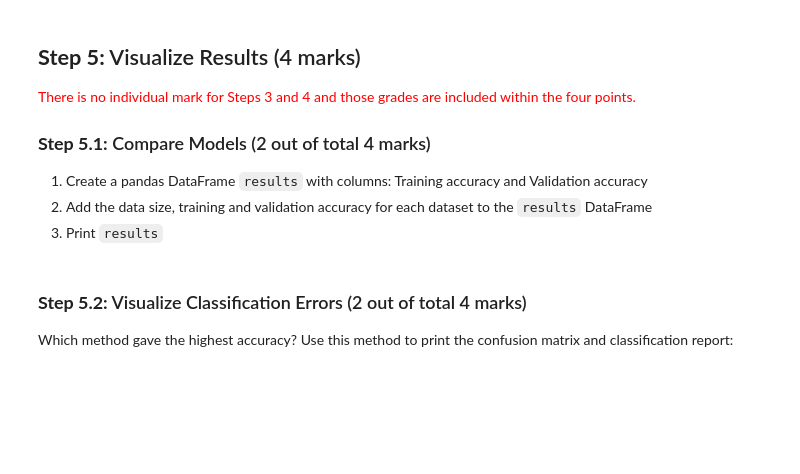
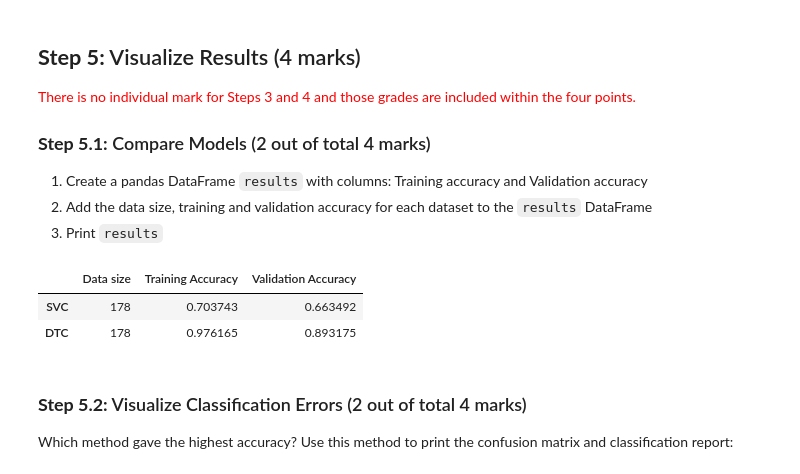
Before and after one commit to yhsben88/ENSF444Assignments, a Jupyter notebook: assignment03/ENSF444_Assignment3.ipynb, the cells around one changed output. Cells and saved outputs as stored; diff of their text form; code cells hidden in the pictures; blank space fills up the shorter version.

Commit message:
feat: <Classification - step 5.1 Visualize Results: Compare Models> Create dataframe of results of dataSize, train & test accuracy.

```diff
--- a/assignment03/ENSF444_Assignment3.ipynb
+++ b/assignment03/ENSF444_Assignment3.ipynb
@@ -359,3 +363,32 @@ There is no individual mark for Steps 3 and 4 and those grades are included with
+# %%
+# Split the data into training and testing sets
+random_state_seed = 0
+X_train, X_test, y_train, y_test = train_test_split(X, y, test_size = 0.2, random_state = random_state_seed)
+# %%
+# Instantiate a set of models
+models = []
+SVC_model = SVC()
+DTC_model = DecisionTreeClassifier(max_depth = 3)
+for model in [SVC_model, DTC_model]:
+    models.append(model)
+# %%
+# Train and cross validate the models
+scoring_method = "accuracy"
+accuracy_results = []
+for model in models:
+    model.fit(X_train, y_train)
+    CV_result = cross_validate(model, X, y, scoring = scoring_method, return_train_score = True)
+    mean_accuracy_train = np.mean(CV_result["train_score"])
+    mean_accuracy_test = np.mean(CV_result["test_score"])
+    accuracy_results.append([len(X), mean_accuracy_train, mean_accuracy_test])
+
+# Show accuracy_results in a dataframe
+results = pd.DataFrame(accuracy_results, columns = ["Data size", "Training Accuracy", "Validation Accuracy"], index = ["SVC", "DTC"])
+results
+# %% [output]
+|  | Data size | Training Accuracy | Validation Accuracy |
+| SVC | 178 | 0.703743 | 0.663492 |
+| DTC | 178 | 0.976165 | 0.893175 |
 # %% [markdown]
 ### **Step 5.2:** Visualize Classification Errors  (2 out of total 4 marks)
 Which method gave the highest accuracy? Use this method to print the confusion matrix and classification report:
```
Also changed, not shown: parts of 1 cell of this notebook.
